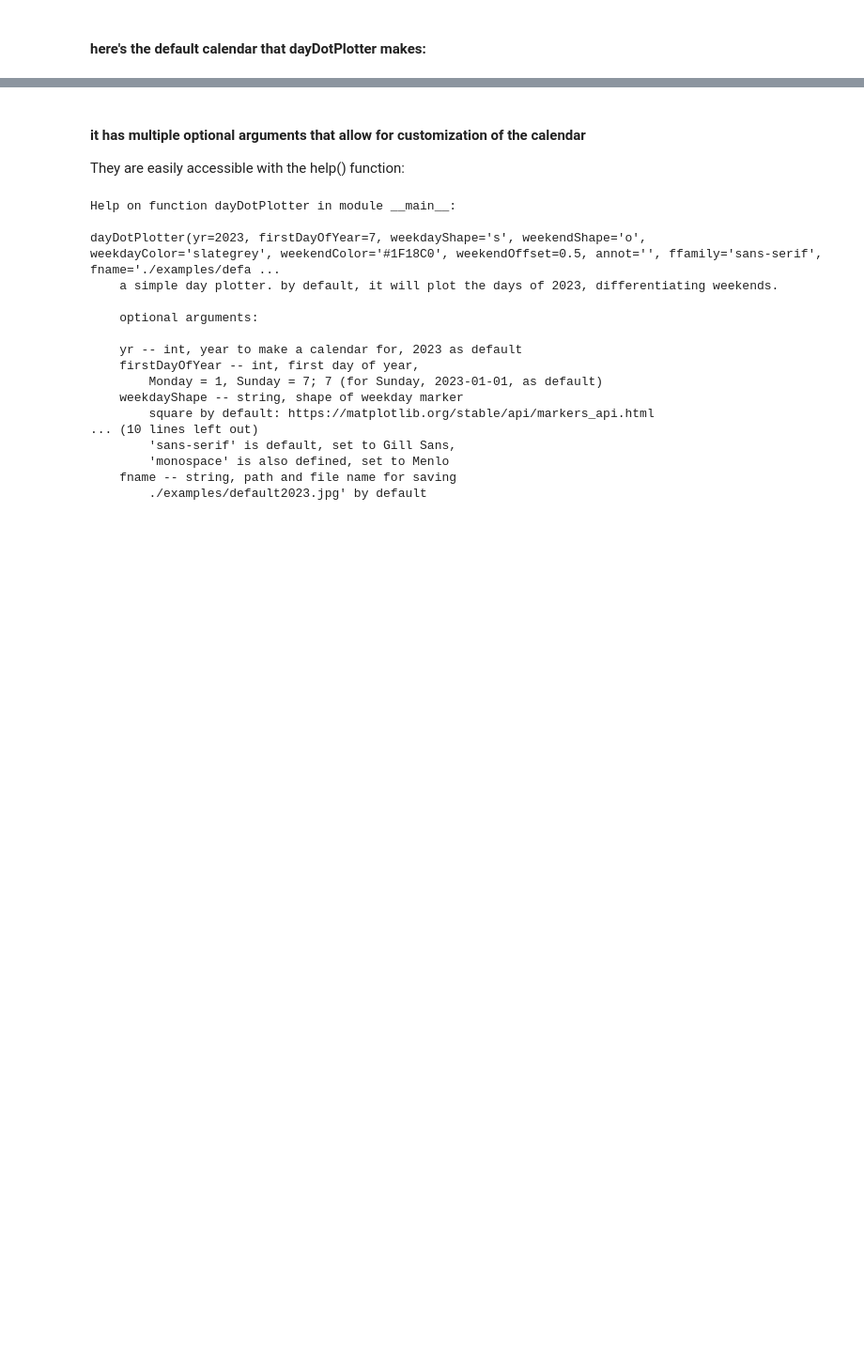
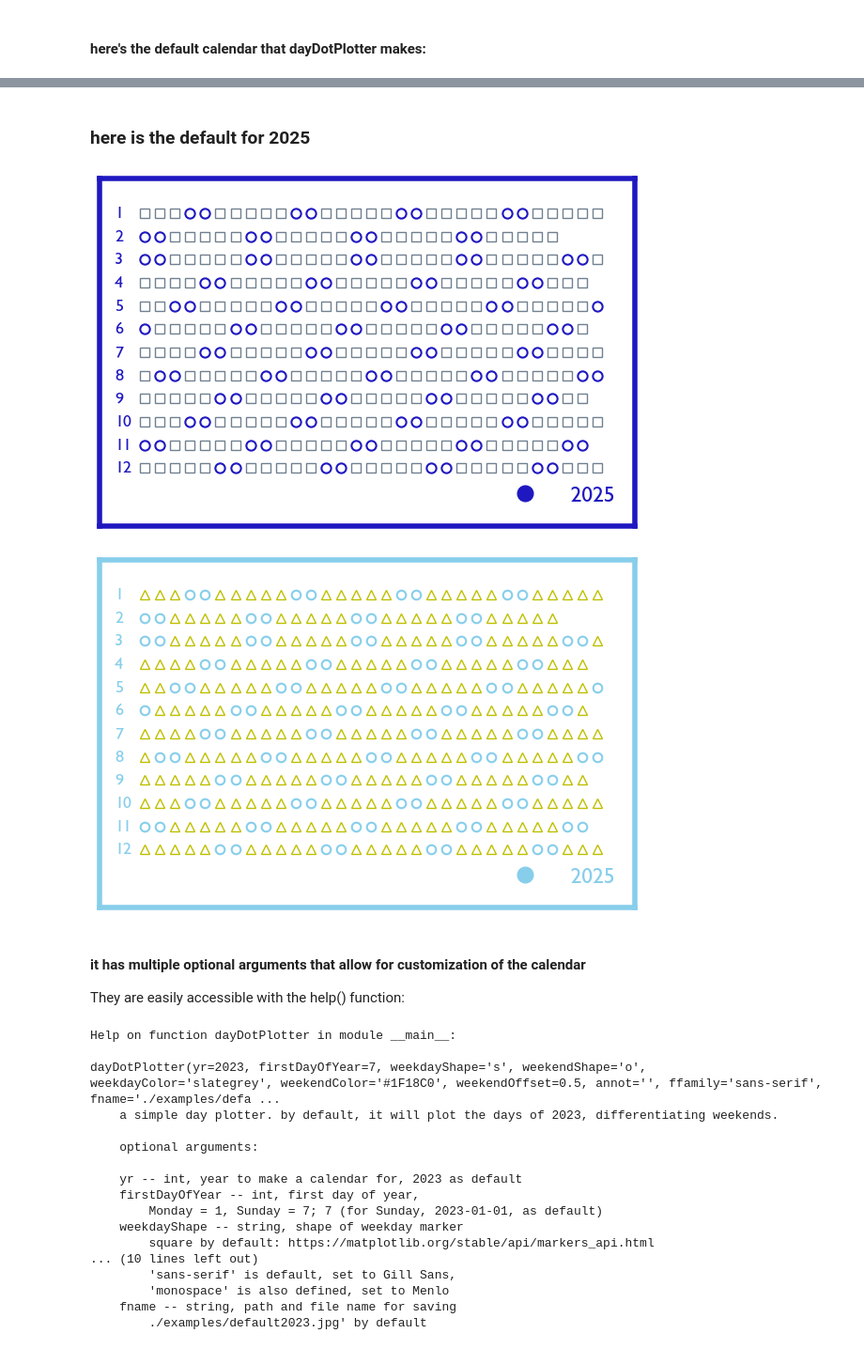
Before and after one commit to tjarnikova/Dot-Days, a Jupyter notebook: DayDotPlotter.ipynb, the cells around one changed output, grey strips where cells are left out. Shown: that part at 94% size. Cells and saved outputs as stored; diff of their text form; code cells hidden in the pictures; blank space fills up the shorter version.

```diff
--- a/DayDotPlotter.ipynb
+++ b/DayDotPlotter.ipynb
@@ -158,3 +160,22 @@ dayDotPlotter()
+# %% [markdown]
+### here is the default for 2025
+# %%
+yr = 2025; firstDayOfYear = 3; fname = './examples/default2025.jpg'
+dayDotPlotter(yr, firstDayOfYear, fname = fname)
+
+weekdayShape = '^'
+weekendShape = 'o'
+weekdayColor = 'y'
+weekendColor = 'skyblue'
+weekendOffset = 0
+# annot = 'OSOBNÍ DENÍK'
+fname = './examples/sweden2025.jpg'
+dayDotPlotter(yr = yr, firstDayOfYear = firstDayOfYear, weekdayShape = weekdayShape, weekendShape = weekendShape, \
+             weekdayColor = weekdayColor, weekendColor = weekendColor, \
+             weekendOffset = weekendOffset, fname = fname )
+# %% [output]
+[figure, added]
+[figure, added]
 # %% [markdown]
 #### it has multiple optional arguments that allow for customization of the calendar
 
```
Also changed, not shown: parts of 13 cells of this notebook, 16 other files.
